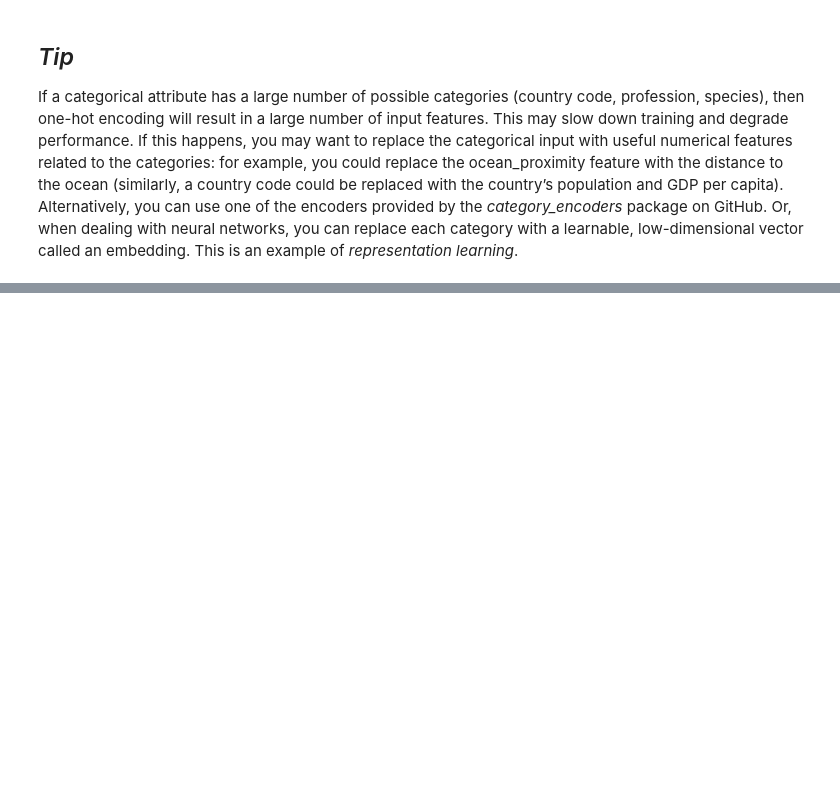
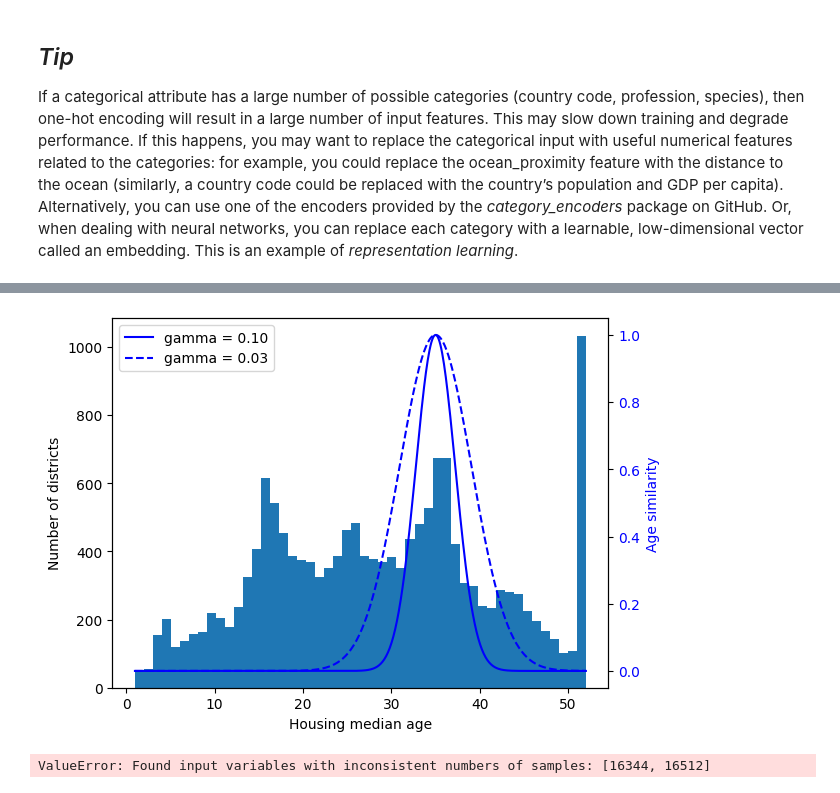
Before and after one commit to SocioPJ/HandsOn-ML, a Jupyter notebook: Chapter2_End-to-End_Machine_Learning_Project/California_House_Prices_Prediction/main.ipynb, the cells around one changed output, grey strips where cells are left out. Saved outputs shown, nothing was run; the diff lists cells and outputs as text; code cells hidden in the pictures; blank space fills up the shorter version.

```diff
--- a/Chapter2_End-to-End_Machine_Learning_Project/California_House_Prices_Prediction/main.ipynb
+++ b/Chapter2_End-to-End_Machine_Learning_Project/California_House_Prices_Prediction/main.ipynb
@@ -635,0 +741,43 @@ If a categorical attribute has a large number of possible categories (country co
+# %%
+ages = np.linspace(housing['housing_median_age'].min(),
+                  housing['housing_median_age'].max(),
+                  500).reshape(-1,1)
+
+gamma1 = 0.1
+gamma2 = 0.03
+rbf1 = rbf_kernel(ages,[[35]],gamma=gamma1)
+rbf2 = rbf_kernel(ages,[[35]],gamma=gamma2)
+
+fig,ax1=plt.subplots()
+
+ax1.set_xlabel("Housing median age")
+ax1.set_ylabel("Number of districts")
+ax1.hist(housing["housing_median_age"], bins=50)
+
+ax2 = ax1.twinx()  # create a twin axis that shares the same x-axis
+color = "blue"
+ax2.plot(ages, rbf1, color=color, label="gamma = 0.10")
+ax2.plot(ages, rbf2, color=color, label="gamma = 0.03", linestyle="--")
+ax2.tick_params(axis='y', labelcolor=color)
+ax2.set_ylabel("Age similarity", color=color)
+
+plt.legend(loc="upper left")
+plt.show()
+# %% [output]
+[figure, added]
+# %%
+
+
+from sklearn.linear_model import LinearRegression
+
+target_scaler = StandardScaler()
+scaled_labels = target_scaler.fit_transform(housing_labels.to_frame())
+
+model = LinearRegression()
+model.fit(housing[["median_income"]], scaled_labels)
+some_new_data = housing[["median_income"]].iloc[:5]  # pretend this is new data
+
+scaled_predictions = model.predict(some_new_data)
+predictions = target_scaler.inverse_transform(scaled_predictions)
+# %% [output]
+ValueError: Found input variables with inconsistent numbers of samples: [16344, 16512]
```
Also changed, not shown: parts of 21 cells of this notebook.
